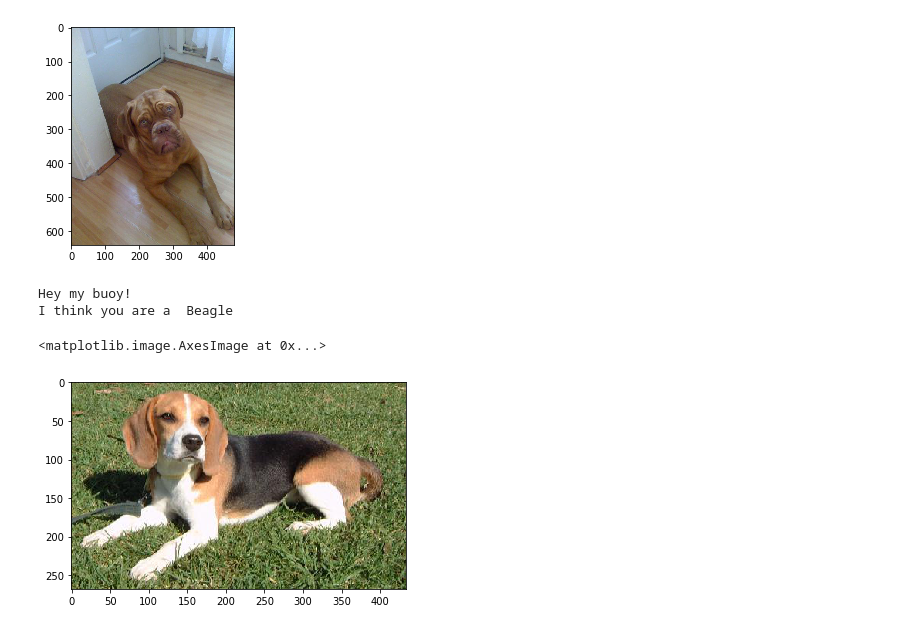
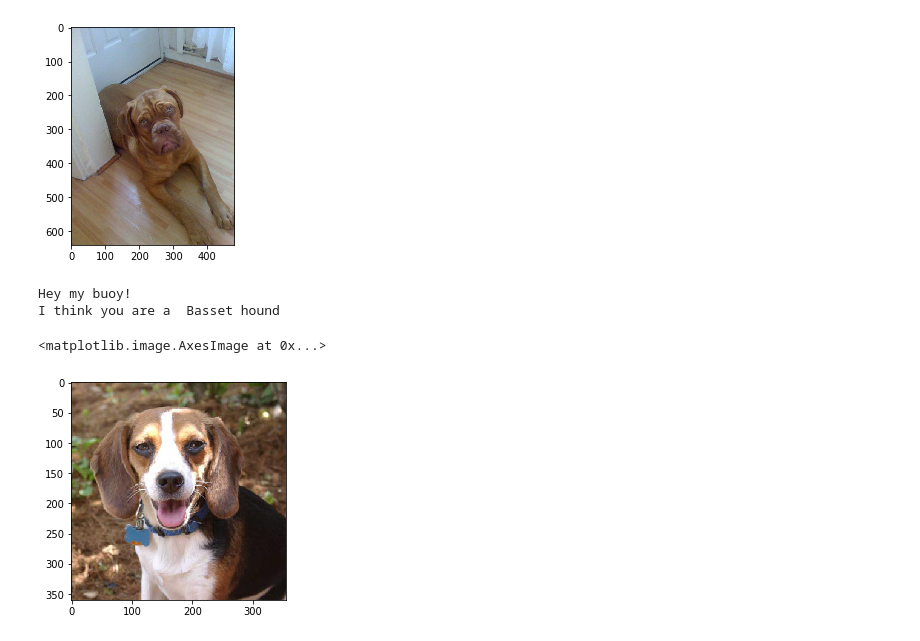
Before and after one commit to sumanyurosha/100-days-of-code, a Jupyter notebook: project-dog-classification/dog_app.ipynb, the cells around one changed output. Saved outputs shown, nothing was run; the diff lists cells and outputs as text; code cells hidden in the pictures.

```diff
--- a/project-dog-classification/dog_app.ipynb
+++ b/project-dog-classification/dog_app.ipynb
@@ -912,12 +917,12 @@ I think you are a  Dogue de bordeaux
 <matplotlib.image.AxesImage at 0x...>
 [figure]
 # %%
-img_path = dog_files[101]
+img_path = dog_files[80]
 run_app(img_path)
 im = Image.open(img_path)
 plt.imshow(im)
 # %% [output]
 Hey my buoy!
-I think you are a  Beagle
+I think you are a  Basset hound
 <matplotlib.image.AxesImage at 0x...>
-[figure, old version]
+[figure, new version]
```
Also changed, not shown: parts of 7 cells of this notebook.
